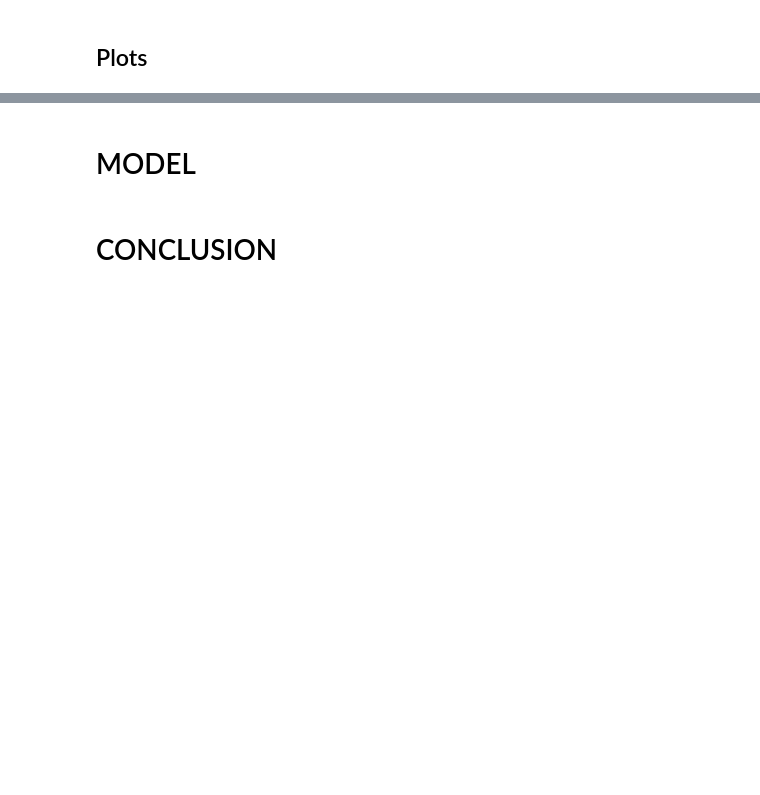
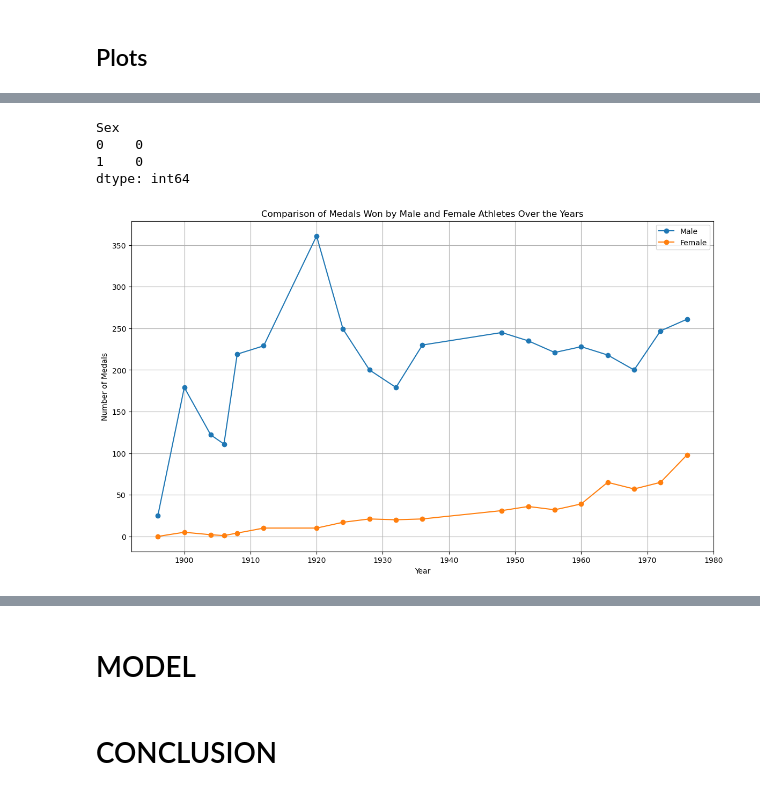
Before and after one commit to Onath/Programming_Project_Olympic_Data, a Jupyter notebook: VR503361_final_project_olympic_data.ipynb, the cells around one changed output, grey strips where cells are left out. Cells and saved outputs as stored; diff of their text form; code cells hidden in the pictures; blank space fills up the shorter version.

```diff
--- a/VR503361_final_project_olympic_data.ipynb
+++ b/VR503361_final_project_olympic_data.ipynb
@@ -450,0 +222,26 @@ memory usage: 8.5+ MB
+# %%
+olympic_df_before_1980 = olympic_df[olympic_df['Year']<1980]
+# %%
+medal_df = olympic_df_before_1980[olympic_df_before_1980['Medal']>0]
+year_sex_medal_comparison = medal_df.groupby(['Year', 'Sex']).size().unstack(fill_value=0)
+# %%
+year_sex_medal_comparison.isnull().sum()
+# %% [output]
+Sex
+0    0
+1    0
+dtype: int64
+# %%
+# Plotting
+plt.figure(figsize=(14, 8))
+plt.plot(year_sex_medal_comparison.index.values, year_sex_medal_comparison[0].values, marker='o', label='Male')
+plt.plot(year_sex_medal_comparison.index.values, year_sex_medal_comparison[1].values, marker='o', label='Female')
+
+plt.title('Comparison of Medals Won by Male and Female Athletes Over the Years')
+plt.xlabel('Year')
+plt.ylabel('Number of Medals')
+plt.legend()
+plt.grid(True)
+plt.show()
+# %% [output]
+[figure, added]
```
Also changed, not shown: parts of 52 cells of this notebook, 2 other files.
